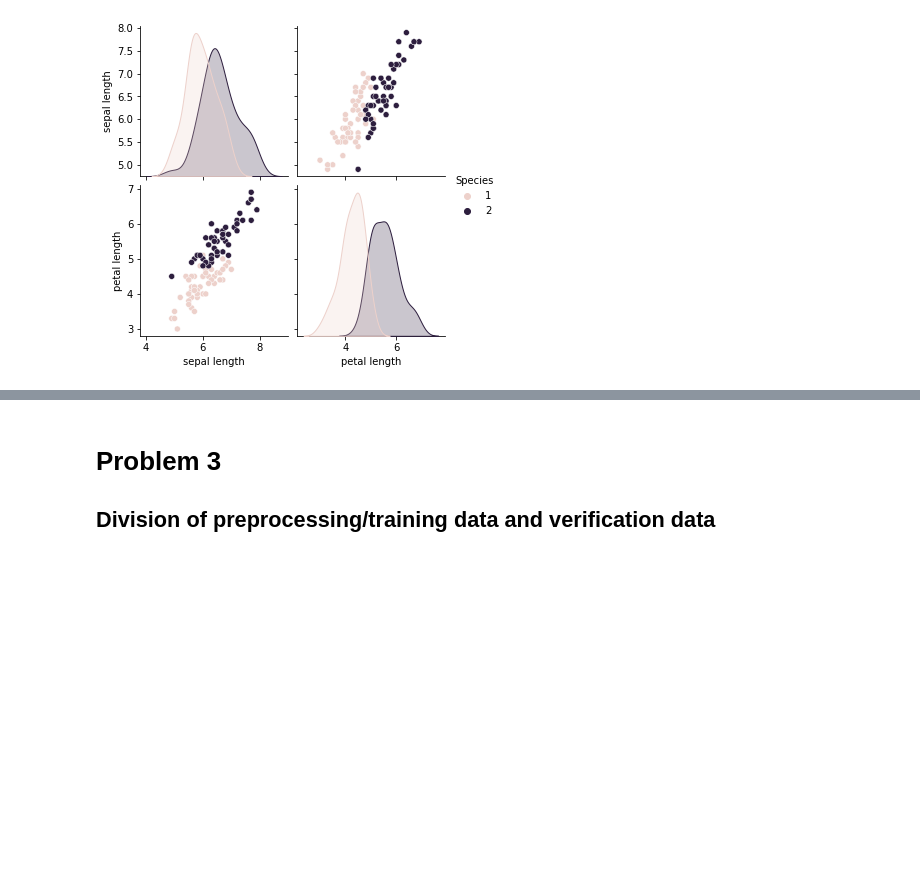
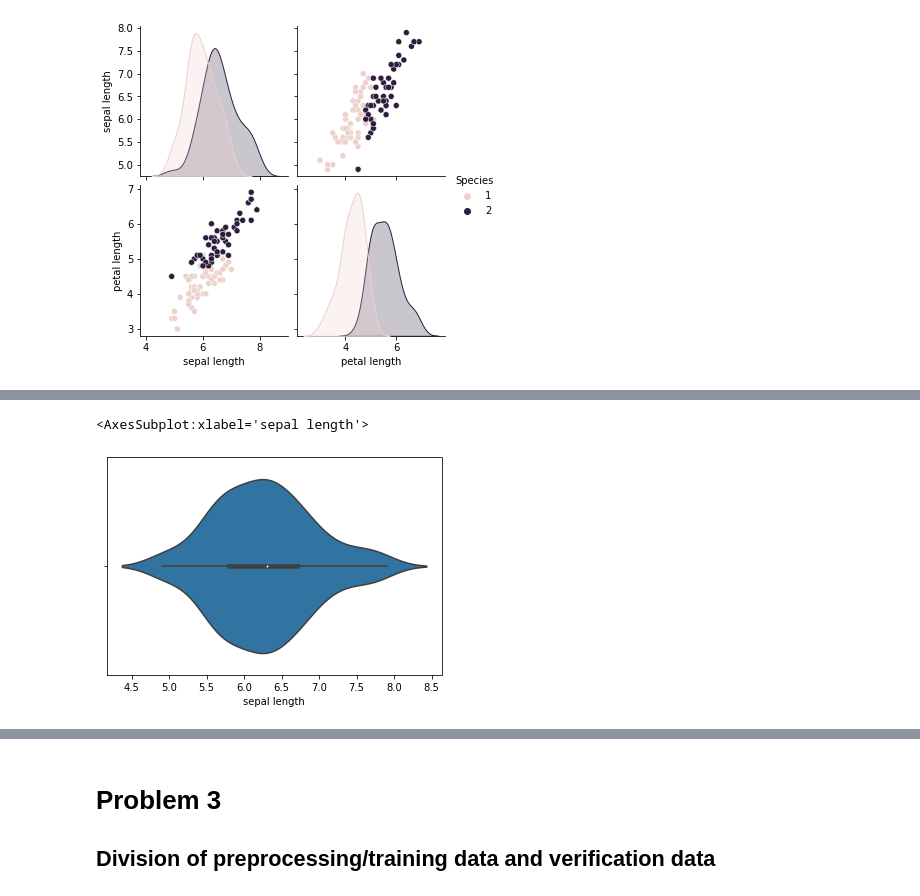
Before and after one commit to produdez/diveintocode-ml, a Jupyter notebook: Week 4/ClassificationIris.ipynb, the cells around one changed output, grey strips where cells are left out. Saved outputs shown, nothing was run; the diff lists cells and outputs as text; code cells hidden in the pictures; blank space fills up the shorter version.

```diff
--- a/Week 4/ClassificationIris.ipynb
+++ b/Week 4/ClassificationIris.ipynb
@@ -58,0 +64,5 @@ sns.pairplot(data = data,hue= 'Species')
+# %%
+sns.violinplot(x = 'sepal length',data=data)
+# %% [output]
+<AxesSubplot:xlabel='sepal length'>
+[figure, added]
```
Also changed, not shown: parts of 5 cells of this notebook.
